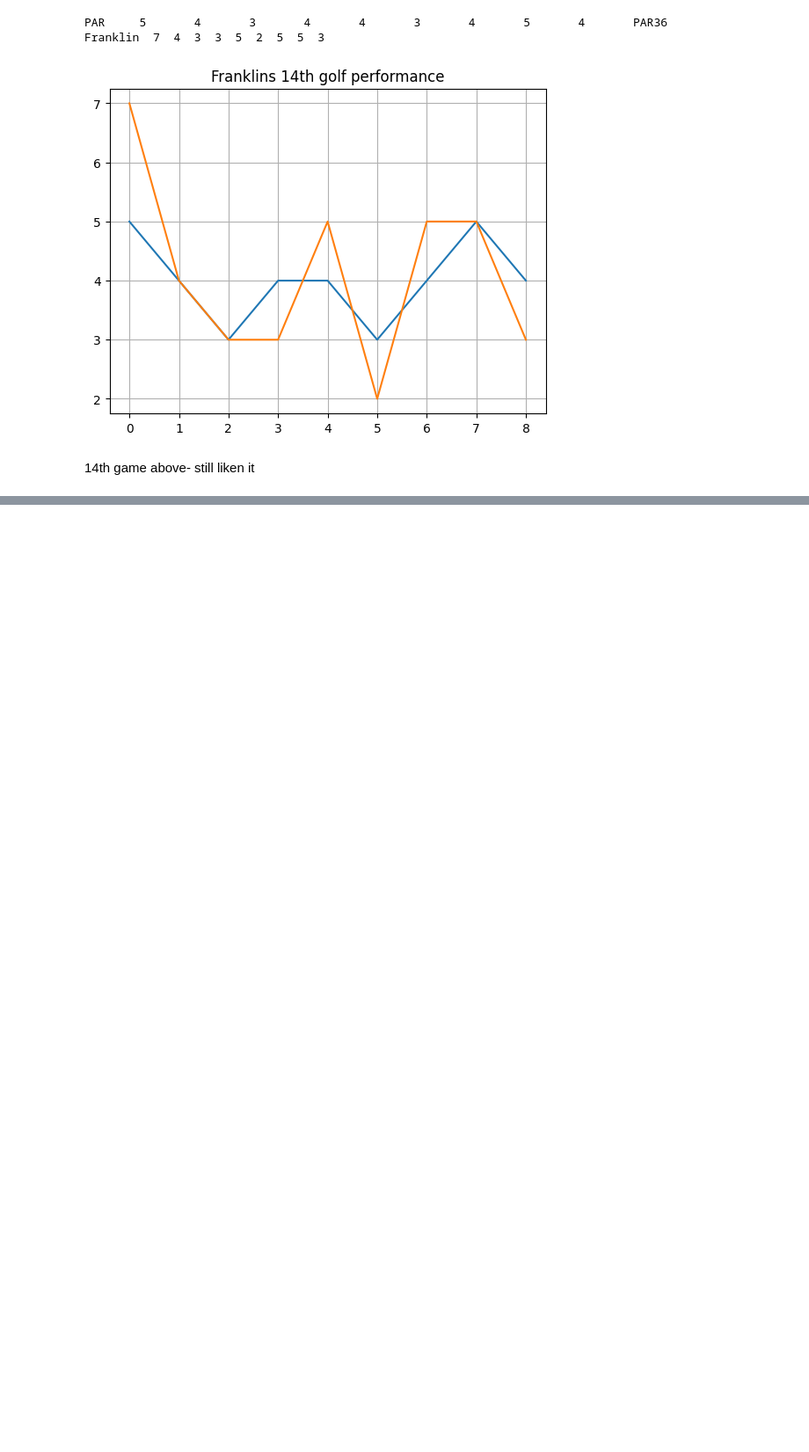
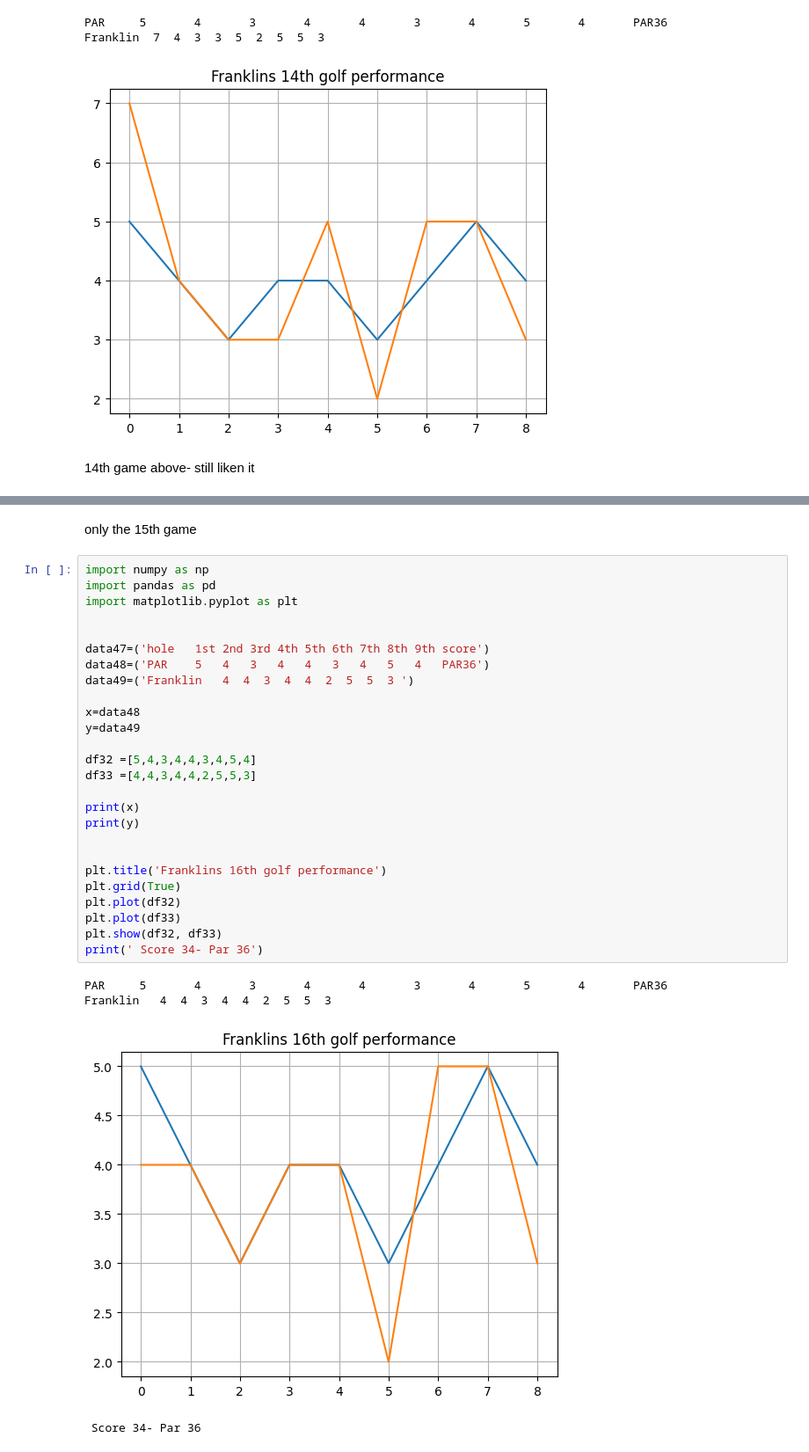
Before and after one commit to Tashaun33/On-par-for-a-game-, a Jupyter notebook: Frankilin- 1g.ipynb, the cells around one changed output, grey strips where cells are left out. Shown at 88% size. Cells and saved outputs as stored; diff of their text form; blank space fills up the shorter version.

```diff
--- a/Frankilin- 1g.ipynb
+++ b/Frankilin- 1g.ipynb
@@ -729,0 +759,33 @@ Franklin  7  4  3  3  5  2  5  5  3
+# %% [markdown]
+only the 15th game
+# %%
+import numpy as np
+import pandas as pd
+import matplotlib.pyplot as plt
+
+
+data47=('hole	1st	2nd	3rd	4th	5th	6th	7th	8th	9th	score')
+data48=('PAR	5	4	3	4	4	3	4	5	4	PAR36')
+data49=('Franklin   4  4  3  4  4  2  5  5  3 ')
+
+x=data48
+y=data49
+
+df32 =[5,4,3,4,4,3,4,5,4]
+df33 =[4,4,3,4,4,2,5,5,3]
+
+print(x)
+print(y)
+
+
+plt.title('Franklins 16th golf performance')
+plt.grid(True)
+plt.plot(df32)
+plt.plot(df33)
+plt.show(df32, df33)
+print(' Score 34- Par 36')
+# %% [output]
+PAR     5       4       3       4       4       3       4       5       4       PAR36
+Franklin   4  4  3  4  4  2  5  5  3
+[figure, added]
+ Score 34- Par 36
```
Also changed, not shown: parts of 12 cells of this notebook.
